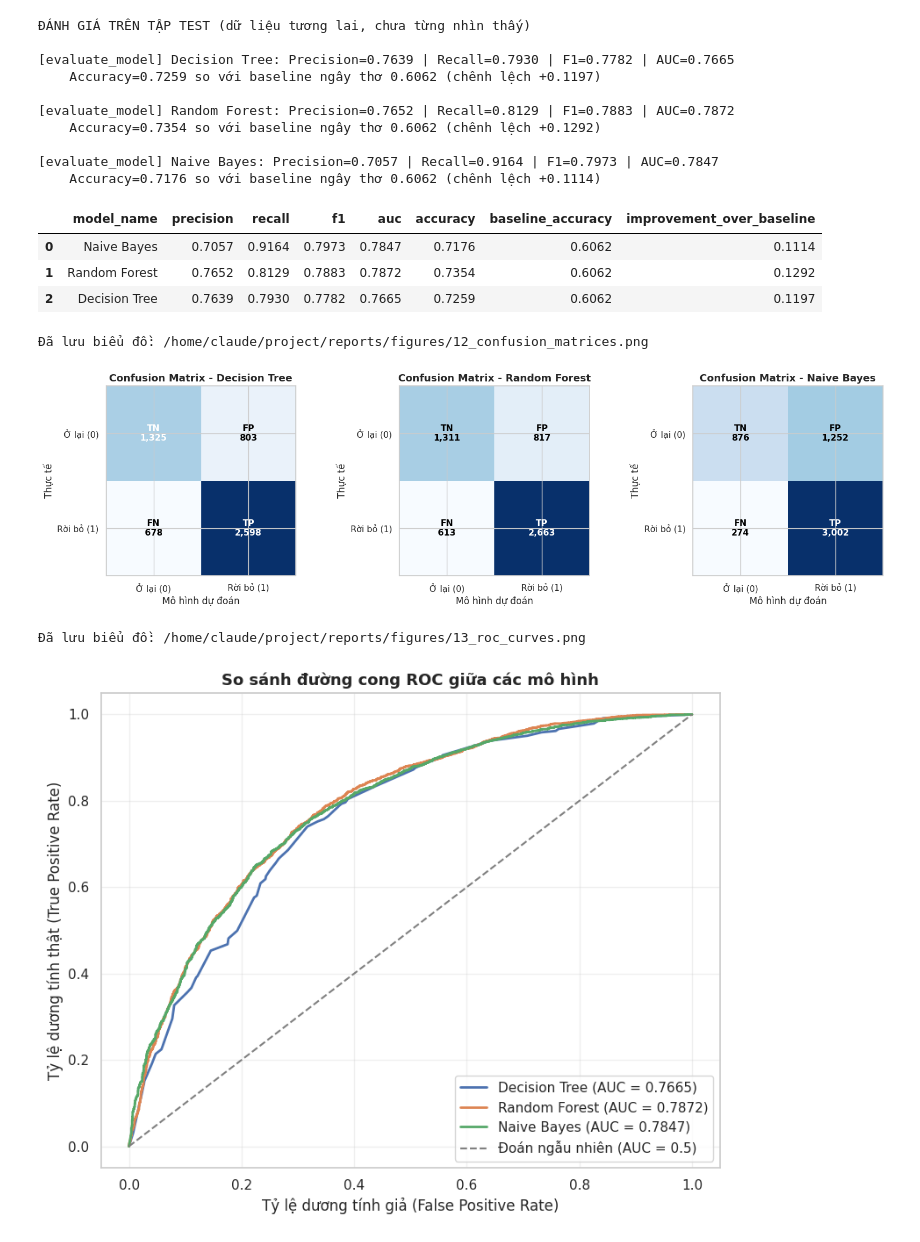
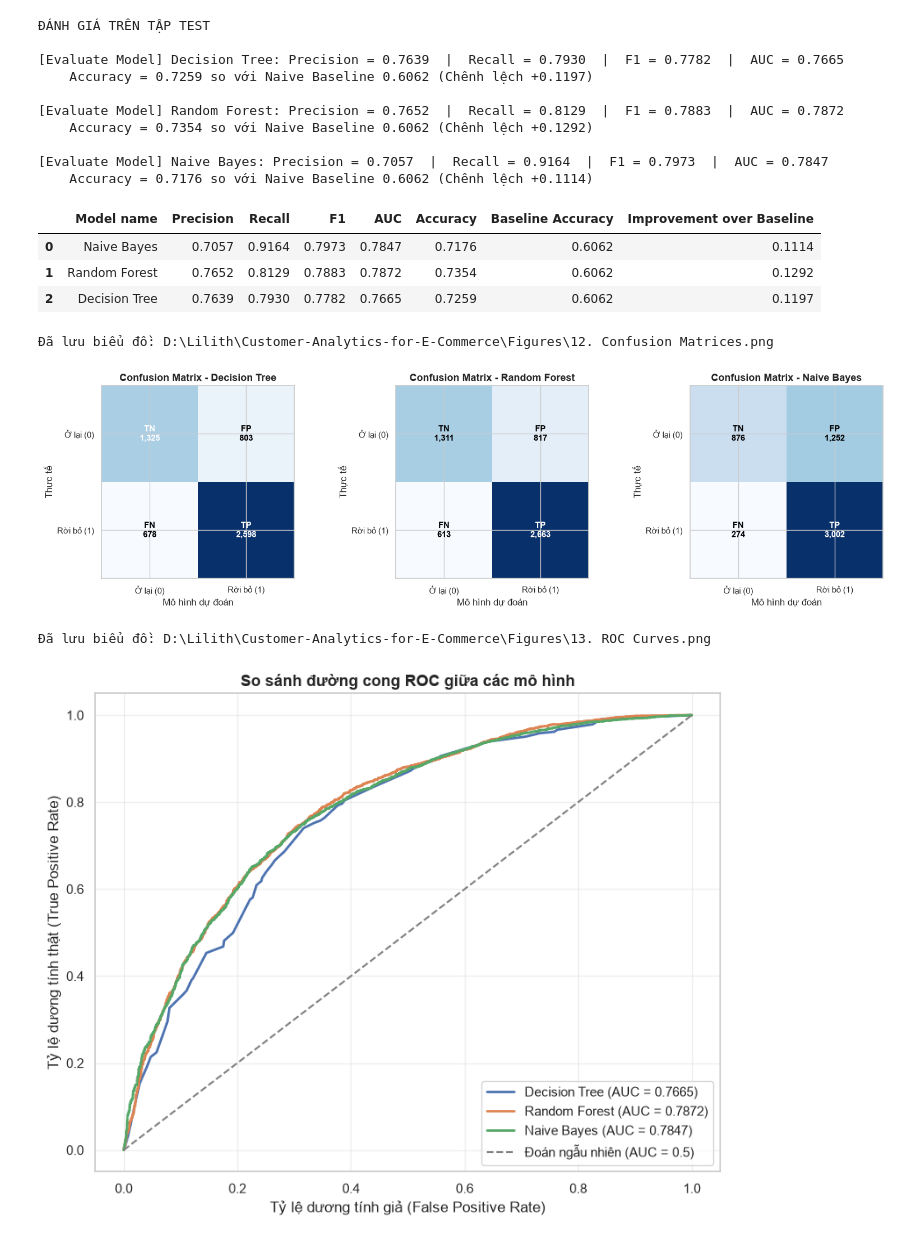
Before and after one commit to LilithLitcht/Customer-Analytics-for-E-Commerce, a Jupyter notebook: Notebooks/05_Churn_Classification.ipynb, the cells around one changed output. Saved outputs shown, nothing was run; the diff lists cells and outputs as text; code cells hidden in the pictures.

```diff
--- a/Notebooks/05_Churn_Classification.ipynb
+++ b/Notebooks/05_Churn_Classification.ipynb
@@ -212,5 +192,3 @@ Cách làm đúng: dùng **hai mốc snapshot liên tiếp**, cửa sổ quan s
 # %%
-train_snapshot, test_snapshot = build_time_based_snapshots(
-    transactions, window_days=CHURN_WINDOW_DAYS
-)
+train_snapshot, test_snapshot = build_time_based_snapshots(transactions, window_days=CHURN_WINDOW_DAYS)
 # %% [output]
@@ -333,0 +264,28 @@ plt.show()
+# %%
+# Tách đặc trưng và nhãn
+FEATURE_COLUMNS = ["Recency", "Frequency", "Monetary", "AvgOrderValue", "Tenure", "AvgGapDays",]
+TARGET_COLUMN = "Churn"
+
+# Kiểm tra các cột cần thiết tồn tại
+required_columns = FEATURE_COLUMNS + [TARGET_COLUMN]
+
+for dataset_name, dataset in [("TRAIN", train_dataset), ("TEST", test_dataset),]:
+    missing_columns = [column for column in required_columns if column not in dataset.columns]
+    if missing_columns:
+        raise KeyError(f"Tập {dataset_name} thiếu các cột: {missing_columns}")
+
+
+# Tách X và y
+X_train = train_dataset[FEATURE_COLUMNS].copy()
+y_train = train_dataset[TARGET_COLUMN].copy()
+
+X_test = test_dataset[FEATURE_COLUMNS].copy()
+y_test = test_dataset[TARGET_COLUMN].copy()
+
+# Kiểm tra kích thước
+print(f"X_train: {X_train.shape}  |  y_train: {y_train.shape}")
+print(f"X_test : {X_test.shape}  |  y_test : {y_test.shape}")
+
+# Kiểm tra tỷ lệ Churn
+print(f"\nTỷ lệ Churn tập Train: {y_train.mean() * 100:.1f}%")
+print(f"Tỷ lệ Churn tập Test : {y_test.mean() * 100:.1f}%")
@@ -386,5 +386,5 @@ print("=" * 70)
 # %%
-print("ĐÁNH GIÁ TRÊN TẬP TEST (dữ liệu tương lai, chưa từng nhìn thấy)\n")
+print("ĐÁNH GIÁ TRÊN TẬP TEST\n")
 
 all_metrics = []
 for model_name, model in trained_models.items():
@@ -393,19 +393,33 @@ for model_name, model in trained_models.items():
     print()
 
 comparison_table = build_comparison_table(all_metrics)
-comparison_table
+
+comparison_table_display = comparison_table.rename(
+    columns={
+        "model_name": "Model name",
+        "precision": "Precision",
+        "recall": "Recall",
+        "f1": "F1",
+        "auc": "AUC",
+        "accuracy": "Accuracy",
+        "baseline_accuracy": "Baseline Accuracy",
+        "improvement_over_baseline": "Improvement over Baseline"
+    }
+)
+
+display(comparison_table_display)
 # %% [output]
-ĐÁNH GIÁ TRÊN TẬP TEST (dữ liệu tương lai, chưa từng nhìn thấy)
+ĐÁNH GIÁ TRÊN TẬP TEST
 
-[evaluate_model] Decision Tree: Precision=0.7639 | Recall=0.7930 | F1=0.7782 | AUC=0.7665
-    Accuracy=0.7259 so với baseline ngây thơ 0.6062 (chênh lệch +0.1197)
+[Evaluate Model] Decision Tree: Precision = 0.7639  |  Recall = 0.7930  |  F1 = 0.7782  |  AUC = 0.7665
+    Accuracy = 0.7259 so với Naive Baseline 0.6062 (Chênh lệch +0.1197)
 
-[evaluate_model] Random Forest: Precision=0.7652 | Recall=0.8129 | F1=0.7883 | AUC=0.7872
-    Accuracy=0.7354 so với baseline ngây thơ 0.6062 (chênh lệch +0.1292)
+[Evaluate Model] Random Forest: Precision = 0.7652  |  Recall = 0.8129  |  F1 = 0.7883  |  AUC = 0.7872
+    Accuracy = 0.7354 so với Naive Baseline 0.6062 (Chênh lệch +0.1292)
 
-[evaluate_model] Naive Bayes: Precision=0.7057 | Recall=0.9164 | F1=0.7973 | AUC=0.7847
-    Accuracy=0.7176 so với baseline ngây thơ 0.6062 (chênh lệch +0.1114)
+[Evaluate Model] Naive Bayes: Precision = 0.7057  |  Recall = 0.9164  |  F1 = 0.7973  |  AUC = 0.7847
+    Accuracy = 0.7176 so với Naive Baseline 0.6062 (Chênh lệch +0.1114)
-|  | model_name | precision | recall | f1 | auc | accuracy | baseline_accuracy | improvement_over_baseline |
+|  | Model name | Precision | Recall | F1 | AUC | Accuracy | Baseline Accuracy | Improvement over Baseline |
 | 0 | Naive Bayes | 0.7057 | 0.9164 | 0.7973 | 0.7847 | 0.7176 | 0.6062 | 0.1114 |
 | 1 | Random Forest | 0.7652 | 0.8129 | 0.7883 | 0.7872 | 0.7354 | 0.6062 | 0.1292 |
 | 2 | Decision Tree | 0.7639 | 0.7930 | 0.7782 | 0.7665 | 0.7259 | 0.6062 | 0.1197 |
@@ -416,18 +430,19 @@ for ax, (model_name, model) in zip(axes, trained_models.items()):
     plot_confusion_matrix(model, X_test, y_test, model_name, ax=ax)
 
 plt.tight_layout()
-save_current_figure("12_confusion_matrices.png")
+save_current_figure("12. Confusion Matrices.png")
 plt.show()
 # %% [output]
-Đã lưu biểu đồ: /home/claude/project/reports/figures/12_confusion_matrices.png
+Đã lưu biểu đồ: D:\Lilith\Customer-Analytics-for-E-Commerce\Figures\12. Confusion Matrices.png
-[figure, old version]
+[figure, new version]
 # %%
 fig, ax = plt.subplots(figsize=(8, 6.5))
+
 plot_roc_curves(trained_models, X_test, y_test, ax=ax)
 plt.tight_layout()
-save_current_figure("13_roc_curves.png")
+save_current_figure("13. ROC Curves.png")
 plt.show()
 # %% [output]
-Đã lưu biểu đồ: /home/claude/project/reports/figures/13_roc_curves.png
+Đã lưu biểu đồ: D:\Lilith\Customer-Analytics-for-E-Commerce\Figures\13. ROC Curves.png
-[figure, old version]
+[figure, new version]
 # %% [markdown]
```
Also changed, not shown: parts of 39 cells of this notebook, 8 other files.
